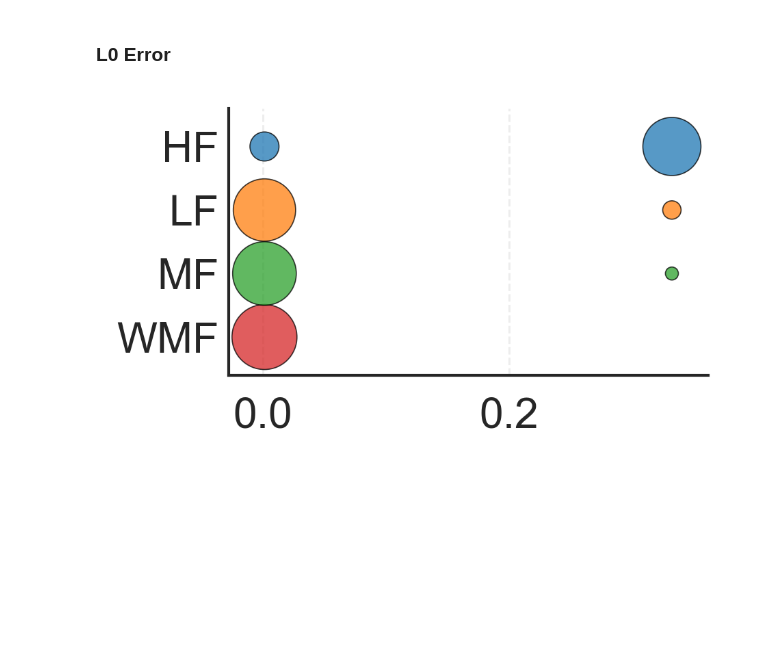
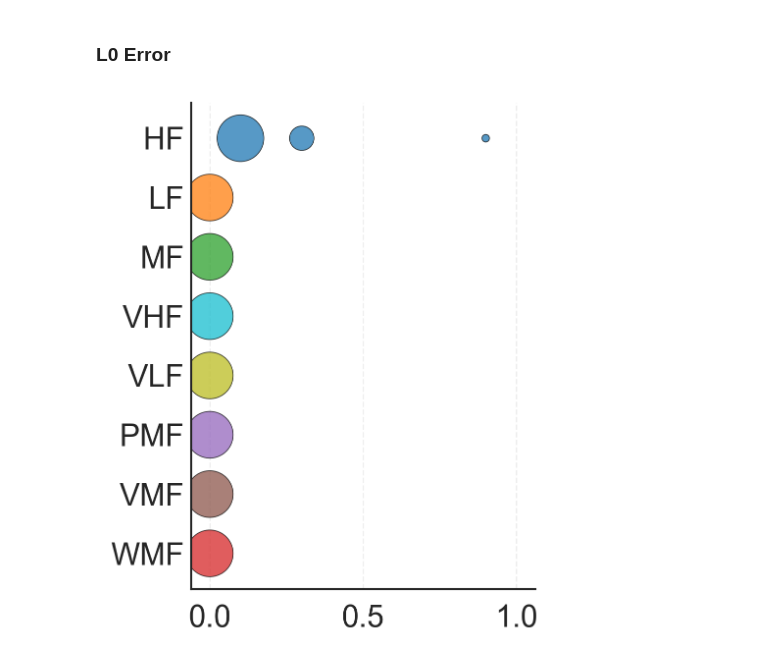
Before and after one commit to filippozacchei/MFSindy, a Jupyter notebook: examples/pendulum/part1.ipynb, the cells around one changed output. Saved outputs shown, nothing was run; the diff lists cells and outputs as text; code cells hidden in the pictures; blank space fills up the shorter version.

```diff
--- a/examples/pendulum/part1.ipynb
+++ b/examples/pendulum/part1.ipynb
@@ -38,10 +38,10 @@ MODELS = ["HF", "LF", "MF", "VHF", "VLF", "PMF", "VMF", "MF_w"]
 PLOT_ORDER = ["MF_w", "VMF", "PMF", "VLF", "VHF", "MF", "HF", "LF"]
 
 cfg = PendulumMultiTrajectoryGLSConfig(
-    n_runs=25,
+    n_runs=100,
+    p=2,
     results_dir=str(RESULTS_DIR),
     results_filename="pendulum_part1_errors.csv",
-    T_train=0.1
 )
 # %% [markdown]
 # Linear Pendulum Part 1 — Multi-trajectory GLS
@@ -308,23 +335,23 @@ bubble_hist(
 # %%
 all_l0_values = np.concatenate([
     np.asarray(l0_errors[m], dtype=float)
     for m in models
 ])
 
 xmin = float(np.min(all_l0_values))-0.01
 xmax = float(np.max(all_l0_values))+0.01
 
 pad = 0.05 * (xmax - xmin if xmax > xmin else 1.0)
 l0_xlim = (xmin - pad, xmax + pad)
 
 bubble_hist(
     errors_dict=l0_errors,
-    n_bins=25,
+    n_bins=5,
     models_order=models,
     colors=method_colors,
     labels=labels,
     xlim=l0_xlim,
     save_path="results/l0_1"
 )
 # %% [output]
-[figure, old version]
+[figure, new version]
```
Also changed, not shown: parts of 5 cells of this notebook, 12 other files.
